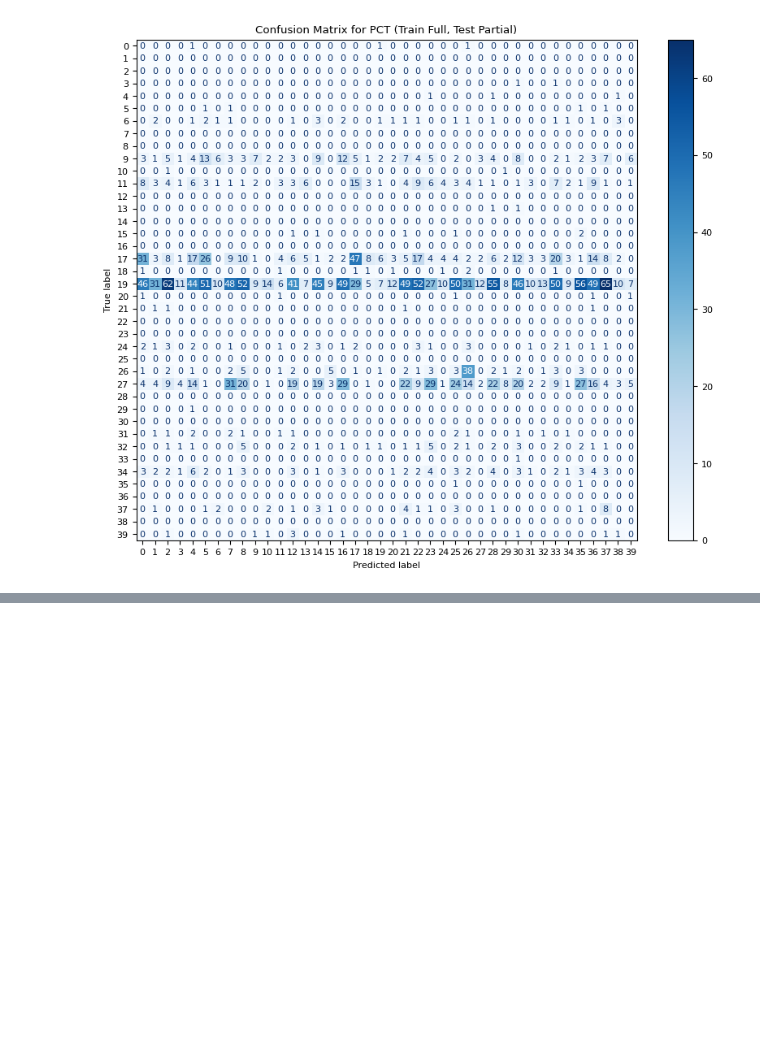
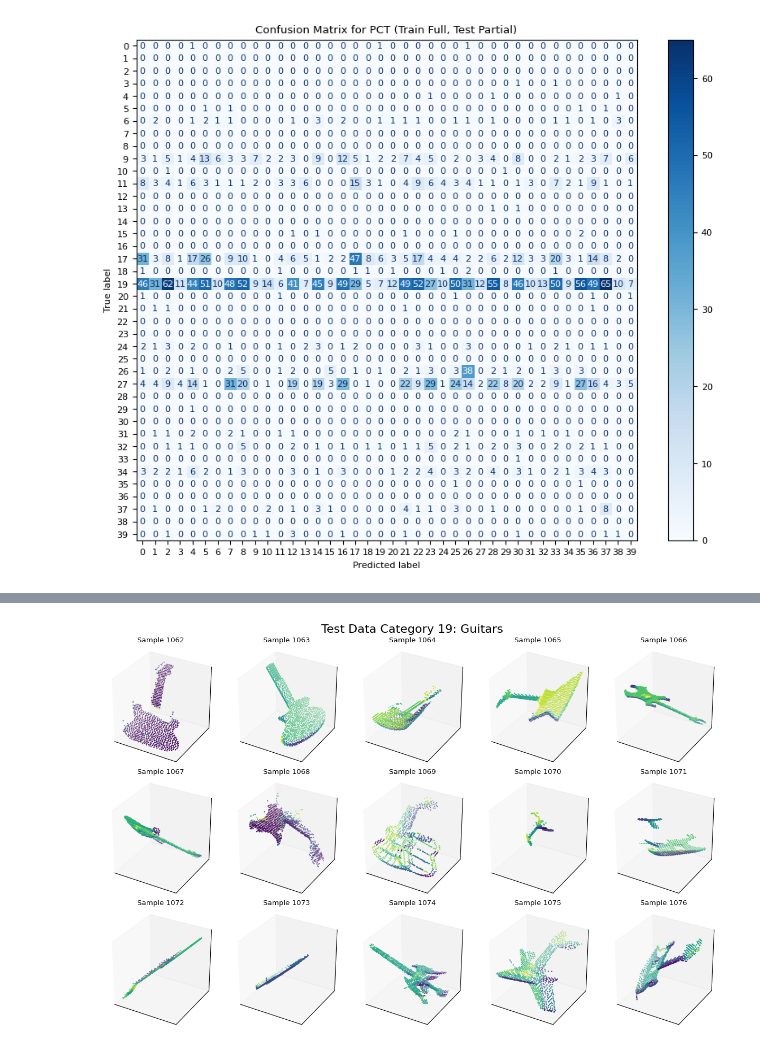
Before and after one commit to DavidClaszen/pointcloud-bench, a Jupyter notebook: notebooks/PCT-Analysis.ipynb, the cells around one changed output, grey strips where cells are left out. Cells and saved outputs as stored; diff of their text form; code cells hidden in the pictures; blank space fills up the shorter version.

```diff
--- a/notebooks/PCT-Analysis.ipynb
+++ b/notebooks/PCT-Analysis.ipynb
@@ -102,0 +135,9 @@ data_names = [line.rstrip() for line in open(os.path.join('..', 'datasets', 'mod
+# %%
+visualize_samples(
+    data=pap_test,
+    indices=range(1062, 1062 + 15),
+    title='Test Data Category 19: Guitars',
+    plot_dims=(3, 5)
+)
+# %% [output]
+[figure, added]
```
Also changed, not shown: parts of 13 cells of this notebook.
